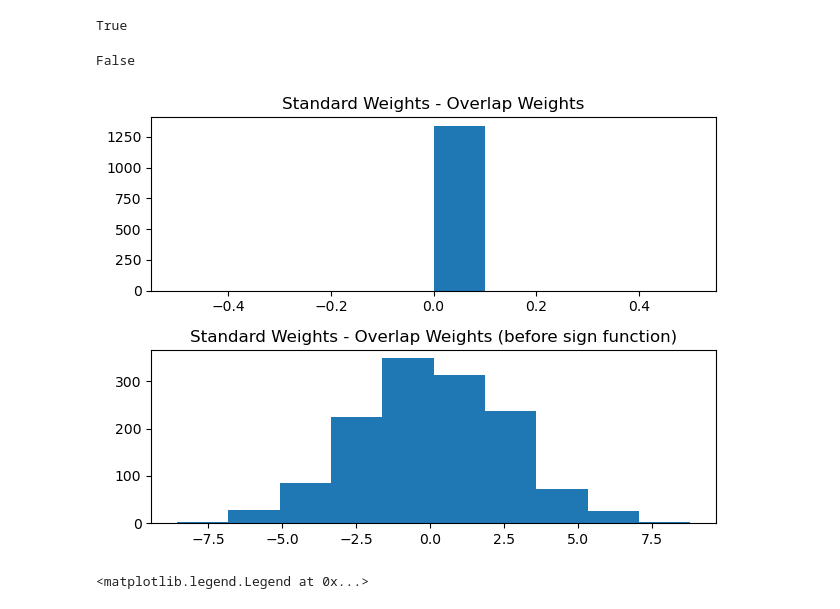
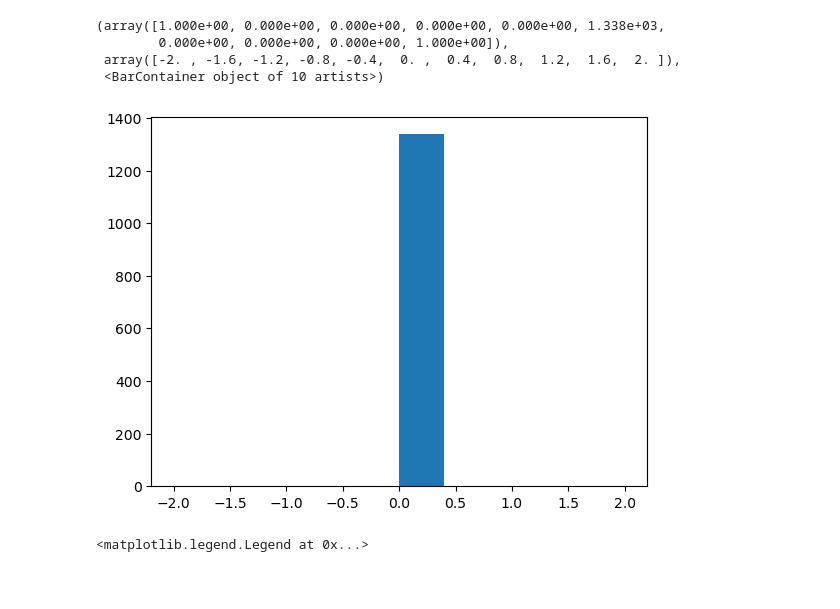
Before and after one commit to seb2o/Biological-Hopfield-Model, a Jupyter notebook: test_Seb.ipynb, the cells around one changed output. Saved outputs shown, nothing was run; the diff lists cells and outputs as text; code cells hidden in the pictures; blank space fills up the shorter version.

```diff
--- a/test_Seb.ipynb
+++ b/test_Seb.ipynb
@@ -27,23 +27,13 @@ n patterns: 179
 # %%
 ns_standard = utils.compute_next_state(current_state, weights)
-ns_standard_h = utils.compute_next_state(current_state, weights, return_h=True)
-ns_overlap_loops = utils.compute_next_state_with_overlaps_loops(current_state, patterns)
-ns_overlap_loops_h = utils.compute_next_state_with_overlaps_loops(current_state, patterns, return_h=True)
+ns_overlap = utils.compute_next_state_with_overlaps(current_state, patterns)
+plt.hist(ns_standard - ns_overlap)
+# %% [output]
+(array([1.000e+00, 0.000e+00, 0.000e+00, 0.000e+00, 0.000e+00, 1.338e+03,
+        0.000e+00, 0.000e+00, 0.000e+00, 1.000e+00]),
+ array([-2. , -1.6, -1.2, -0.8, -0.4,  0. ,  0.4,  0.8,  1.2,  1.6,  2. ]),
+ <BarContainer object of 10 artists>)
+[figure, added]
-# %%
-print(np.array_equal(ns_standard, ns_overlap_loops))
-np.array_equal(ns_standard_h, ns_overlap_loops_h)
-# %% [output]
-True
-False
-# %%
-fig, axes = plt.subplots(2,1)
-axes[0].hist(ns_standard - ns_overlap_loops)
-axes[0].set_title('Standard Weights - Overlap Weights')
-axes[1].hist(ns_standard_h - ns_overlap_loops_h)
-axes[1].set_title('Standard Weights - Overlap Weights (before sign function)')
-plt.tight_layout()
-# %% [output]
-[figure, removed]
 # %%
 n_trials = 5
 net_dim = [10, 100, 1000, 2000, 5000]
```
Also changed, not shown: parts of 1 cell of this notebook.
